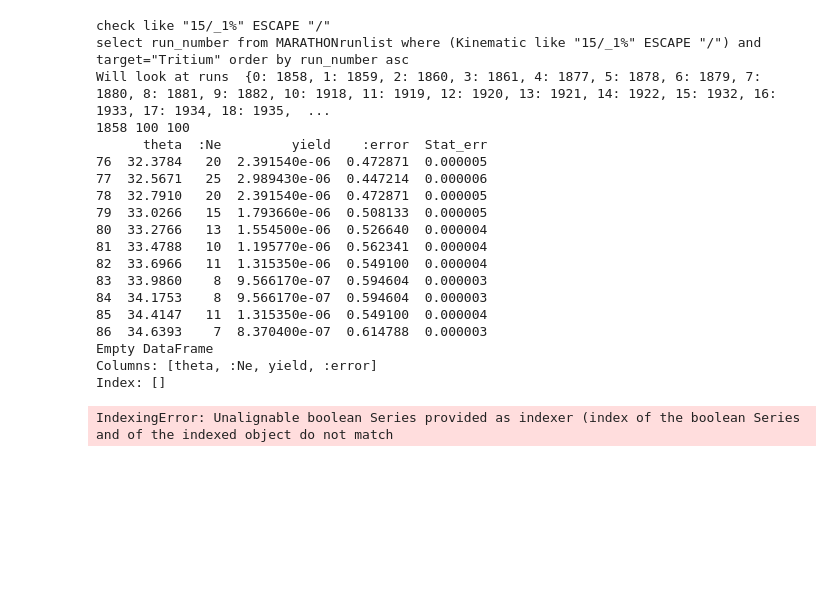
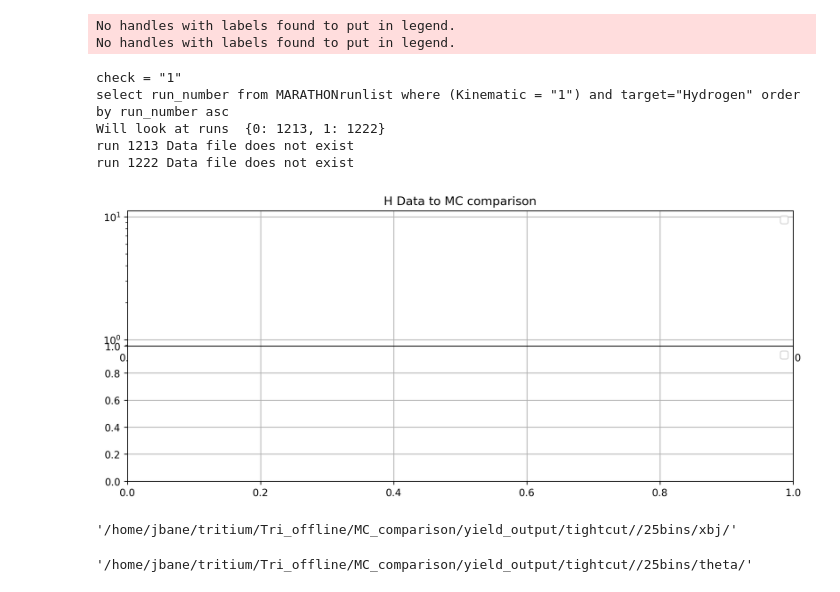
Before and after one commit to jbane11/Tri_offline, a Jupyter notebook: MC_comparison/byrun.ipynb, the cells around one changed output. Drawn from its saved outputs; the diff is of its cells as text; code cells hidden in the pictures; blank space fills up the shorter version.

```diff
--- a/MC_comparison/byrun.ipynb
+++ b/MC_comparison/byrun.ipynb
@@ -9,17 +9,20 @@ import os,sys
 import glob
 import numpy as np
 import SQLRuns as SQL
-tgt='H3'
-kin="15"
+tgt='H'
+kin="1"
 suf="1"
 
-Xaxis="theta" #theta / Xbj
+bins=25
+tc="tightcut/"
+
+Xaxis="Xbj" #theta / Xbj
 if Xaxis == "Xbj":
     xaxis="xbj"
 else :
     xaxis="theta"
 
-xaxis1=""
+
 
 
 rl =SQL.SQLRuns(tgt,kin,suf)
@@ -48,8 +51,8 @@ goodruns={}
 #            break
 #        runs.append(run)
 print( "Will look at runs ", runs)
-mcfile='/home/jbane/tritium/Tri_offline/MC_comparison/yield_output/byrun/{}'.format(xaxis1)
-datafile='/home/jbane/tritium/Tri_offline/yield/yield_output/byrun/{}'.format(xaxis1)
+mcfile='/home/jbane/tritium/Tri_offline/MC_comparison/yield_output/{}/{}bins/{}/'.format(tc,bins,xaxis)
+datafile='/home/jbane/tritium/Tri_offline/yield/yield_output/{}/{}bins/{}/'.format(tc,bins,xaxis)
 
 mcDF={}
 dataDF={}
@@ -167,53 +170,45 @@ bx=fig.add_subplot(2,1,2, sharex=ax)
 #print(len(ratios))
 
 #fig,bx=plt.subplots(dpi=250)
 k=int(0)
 for j in range(len(ratios)):
     xkcd = mcd.XKCD_COLORS["xkcd:" + overlap[j]].upper()
     xkcd2 = mcd.XKCD_COLORS["xkcd:" + overlap[j+len(mcDF)]].upper()
     #print(j , runs[j])
     if k == 7:
         k = 0
     if len(ratios[j]) == 0:
         continue
     #if j == 110:
      #   ax = mcDFs[j].plot(x='theta',y='yield',yerr=':error',kind='scatter', marker=markers[j], color='blue', label='MC run{}'.format(runs[j]))
     #else :
 
     mcDFs[j].plot(ax=ax,x='{}'.format(Xaxis),y='yield',yerr=':error',kind='scatter',marker=markers[k], color='blue', label='MC run{}'.format(goodruns[j]))
     dataDFs[j].plot(ax=ax,x='{}'.format(Xaxis),y='yield',yerr='Stat_err',kind='scatter', marker=markers2[k], color='red', label='data run {}'.format(goodruns[j]))
     ratios[j].plot(ax=bx,x='{}'.format(Xaxis) ,y='ratio', xerr='offset', kind='scatter', label='{}'.format(goodruns[j]),marker=markers2[k] )
     k=k+1
     print(j,runs[j], ratios[j]['ratio'].mean())
 ax.set_yscale("log")
 ax.grid(True)
 bx.grid(True)
 ax.legend(ncol=2)
 bx.legend(ncol=2)
 
 
 fig.subplots_adjust(hspace=0)
 # %% [output]
-check like "15/_1%" ESCAPE "/"
-select run_number from MARATHONrunlist where (Kinematic like "15/_1%" ESCAPE "/") and target="Tritium" order by run_number asc
-Will look at runs  {0: 1858, 1: 1859, 2: 1860, 3: 1861, 4: 1877, 5: 1878, 6: 1879, 7: 1880, 8: 1881, 9: 1882, 10: 1918, 11: 1919, 12: 1920, 13: 1921, 14: 1922, 15: 1932, 16: 1933, 17: 1934, 18: 1935,  ...
-1858 100 100
-      theta  :Ne         yield    :error  Stat_err
-76  32.3784   20  2.391540e-06  0.472871  0.000005
-77  32.5671   25  2.989430e-06  0.447214  0.000006
-78  32.7910   20  2.391540e-06  0.472871  0.000005
-79  33.0266   15  1.793660e-06  0.508133  0.000005
-80  33.2766   13  1.554500e-06  0.526640  0.000004
-81  33.4788   10  1.195770e-06  0.562341  0.000004
-82  33.6966   11  1.315350e-06  0.549100  0.000004
-83  33.9860    8  9.566170e-07  0.594604  0.000003
-84  34.1753    8  9.566170e-07  0.594604  0.000003
-85  34.4147   11  1.315350e-06  0.549100  0.000004
-86  34.6393    7  8.370400e-07  0.614788  0.000003
-Empty DataFrame
-Columns: [theta, :Ne, yield, :error]
-Index: []
+No handles with labels found to put in legend.
+No handles with labels found to put in legend.
-IndexingError: Unalignable boolean Series provided as indexer (index of the boolean Series and of the indexed object do not match
+check = "1"
+select run_number from MARATHONrunlist where (Kinematic = "1") and target="Hydrogen" order by run_number asc
+Will look at runs  {0: 1213, 1: 1222}
+run 1213 Data file does not exist
+run 1222 Data file does not exist
+[figure, added]
+# %%
+mcfile
+# %% [output]
+'/home/jbane/tritium/Tri_offline/MC_comparison/yield_output/tightcut//25bins/xbj/'
 # %%
 tgt='H3'
 kin="1"
@@ -253,6 +248,10 @@ print(results)
 for i,row in enumerate(results):
          rl[i]=(row[0])
 ####################
+# %%
+mcfile
+# %% [output]
+'/home/jbane/tritium/Tri_offline/MC_comparison/yield_output/tightcut//25bins/theta/'
 # %%
 
 
```
Also changed, not shown: 5 other files.
